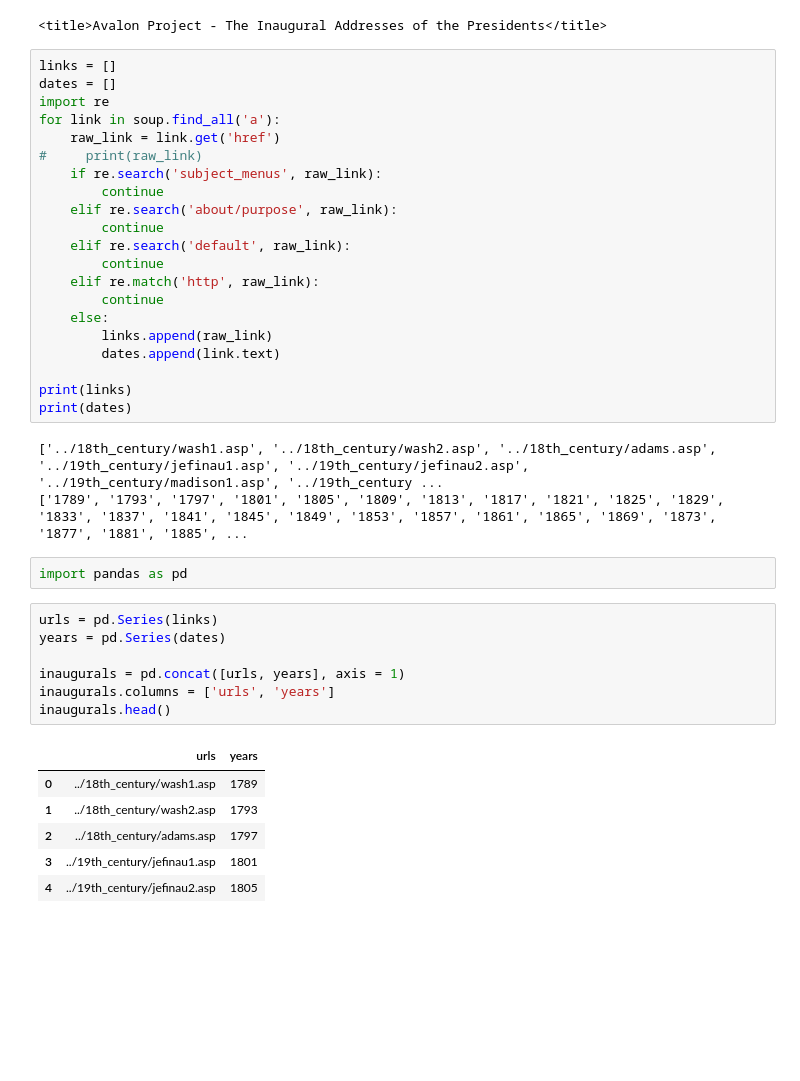
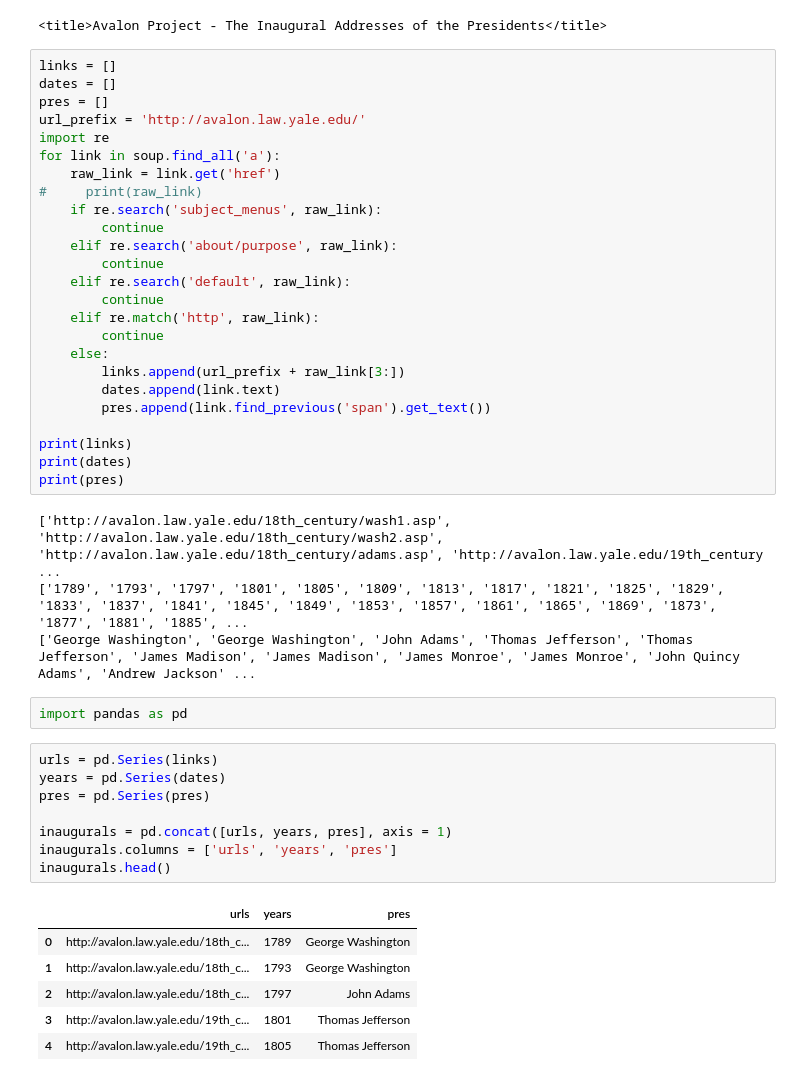
Before and after one commit to historybman/EADA, a Jupyter notebook: Inaugural_adds.ipynb, the cells around one changed output. Drawn from its saved outputs; the diff is of its cells as text; blank space fills up the shorter version.

Commit message:
pulled in several texts

```diff
--- a/Inaugural_adds.ipynb
+++ b/Inaugural_adds.ipynb
@@ -35,6 +35,8 @@ soup.title
 # %%
 links = []
 dates = []
+pres = []
+url_prefix = 'http://avalon.law.yale.edu/'
 import re
 for link in soup.find_all('a'):
     raw_link = link.get('href')
@@ -48,30 +50,34 @@ for link in soup.find_all('a'):
     elif re.match('http', raw_link):
         continue
     else:
-        links.append(raw_link)
+        links.append(url_prefix + raw_link[3:])
         dates.append(link.text)
+        pres.append(link.find_previous('span').get_text())
 
 print(links)
 print(dates)
+print(pres)
 # %% [output]
-['../18th_century/wash1.asp', '../18th_century/wash2.asp', '../18th_century/adams.asp', '../19th_century/jefinau1.asp', '../19th_century/jefinau2.asp', '../19th_century/madison1.asp', '../19th_century ...
+['http://avalon.law.yale.edu/18th_century/wash1.asp', 'http://avalon.law.yale.edu/18th_century/wash2.asp', 'http://avalon.law.yale.edu/18th_century/adams.asp', 'http://avalon.law.yale.edu/19th_century ...
 ['1789', '1793', '1797', '1801', '1805', '1809', '1813', '1817', '1821', '1825', '1829', '1833', '1837', '1841', '1845', '1849', '1853', '1857', '1861', '1865', '1869', '1873', '1877', '1881', '1885', ...
+['George Washington', 'George Washington', 'John Adams', 'Thomas Jefferson', 'Thomas Jefferson', 'James Madison', 'James Madison', 'James Monroe', 'James Monroe', 'John Quincy Adams', 'Andrew Jackson' ...
 # %%
 import pandas as pd
 # %%
 urls = pd.Series(links)
 years = pd.Series(dates)
+pres = pd.Series(pres)
 
-inaugurals = pd.concat([urls, years], axis = 1)
-inaugurals.columns = ['urls', 'years']
+inaugurals = pd.concat([urls, years, pres], axis = 1)
+inaugurals.columns = ['urls', 'years', 'pres']
 inaugurals.head()
 # %% [output]
-|  | urls | years |
-| 0 | ../18th_century/wash1.asp | 1789 |
-| 1 | ../18th_century/wash2.asp | 1793 |
-| 2 | ../18th_century/adams.asp | 1797 |
-| 3 | ../19th_century/jefinau1.asp | 1801 |
-| 4 | ../19th_century/jefinau2.asp | 1805 |
+|  | urls | years | pres |
+| 0 | http://avalon.law.yale.edu/18th_c... | 1789 | George Washington |
+| 1 | http://avalon.law.yale.edu/18th_c... | 1793 | George Washington |
+| 2 | http://avalon.law.yale.edu/18th_c... | 1797 | John Adams |
+| 3 | http://avalon.law.yale.edu/19th_c... | 1801 | Thomas Jefferson |
+| 4 | http://avalon.law.yale.edu/19th_c... | 1805 | Thomas Jefferson |
 # %%
 pres_list = []
 for span in soup.find_all('span'):
```
Also changed, not shown: parts of 8 cells of this notebook.
